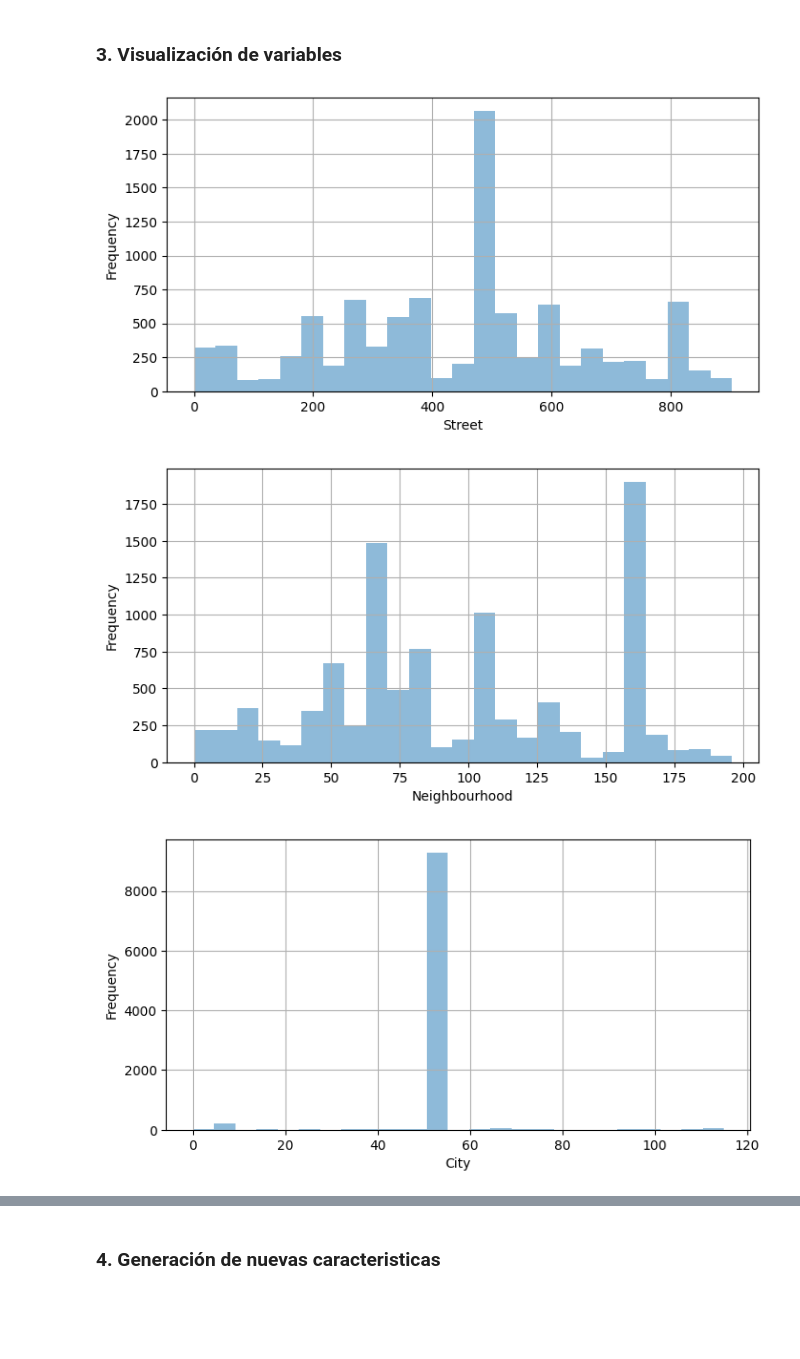
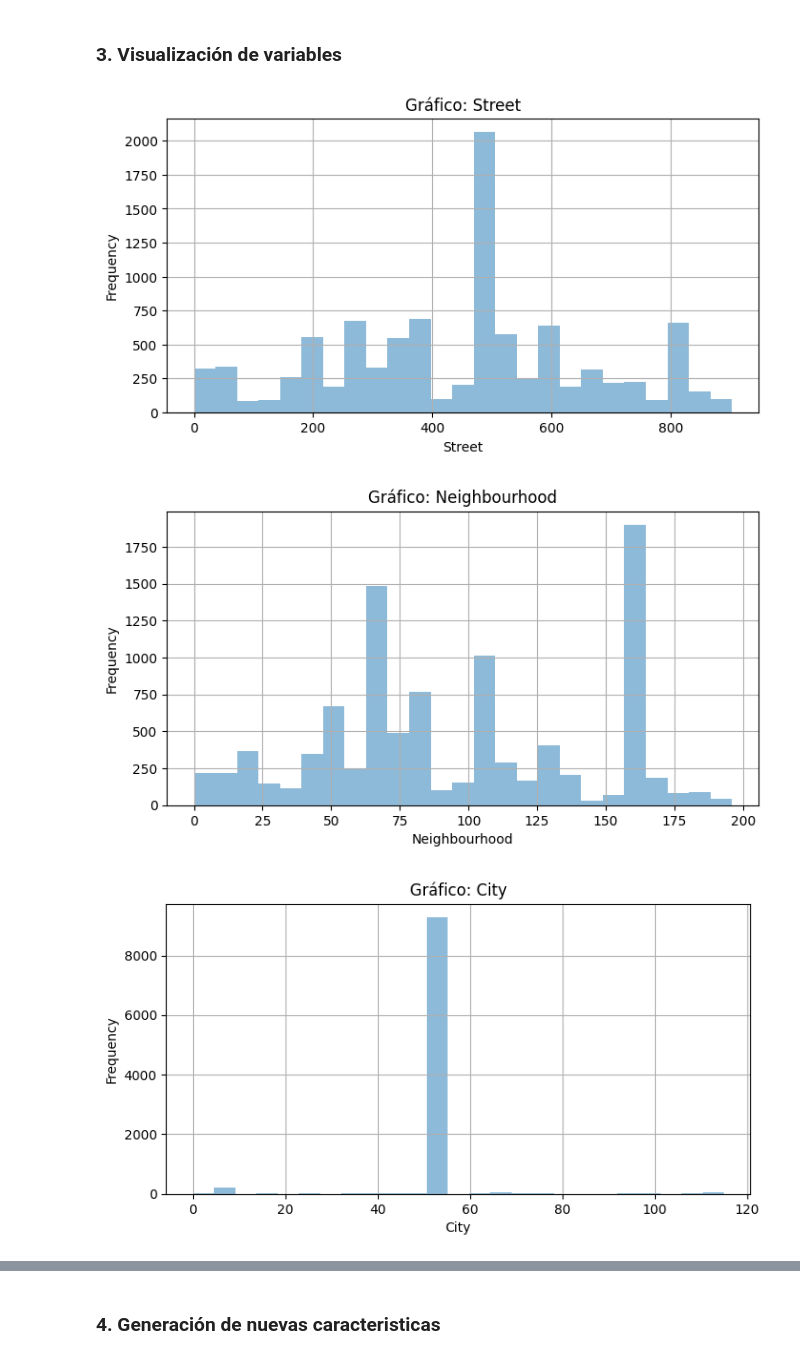
Before and after one commit to gustavo-arana/KeepCoding-IA-ML, a Jupyter notebook: practica_ml.ipynb, the cells around one changed output, grey strips where cells are left out. Saved outputs shown, nothing was run; the diff lists cells and outputs as text; code cells hidden in the pictures; blank space fills up the shorter version.

Commit message:
Eliminación de Outliers y visualización

```diff
--- a/practica_ml.ipynb
+++ b/practica_ml.ipynb
@@ -288,14 +288,15 @@ memory usage: 1.0+ MB
 # %% [markdown]
 ### 3. Visualización de variables
 # %%
-#Graficamos X_train
+#Graficamos en un histograma
 for c in airbnb_df.columns:
     plt.figure(figsize=(8, 4))
     airbnb_df[c].plot.hist(alpha=0.5, bins=25, grid = True)
+    plt.title(f'Gráfico: {c}')
     plt.xlabel(c)
 
 plt.show()
 # %% [output]
-[figure, old version]
+[figure, new version]
-[figure, old version]
+[figure, new version]
-[figure, old version]
+[figure, new version]
```
Also changed, not shown: parts of 13 cells of this notebook.
